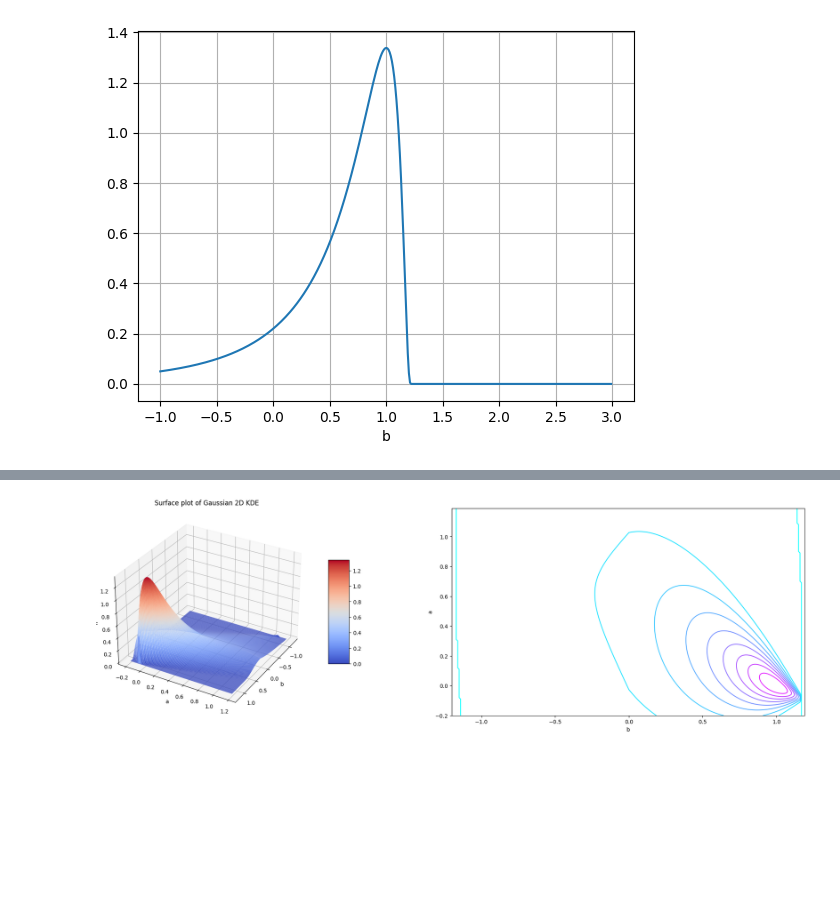
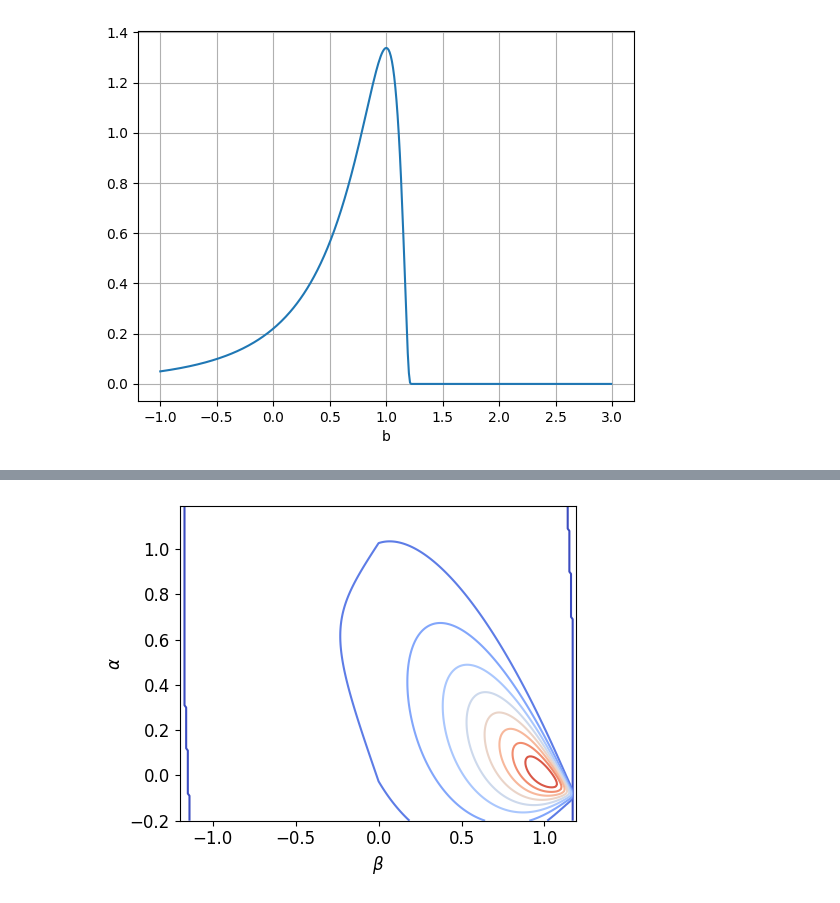
Before and after one commit to cewebbr/violentometro, a Jupyter notebook: analises/81_prototipo_estimador_relacao_hate-score_anotadores.ipynb, the cells around one changed output, grey strips where cells are left out. Drawn from its saved outputs; the diff is of its cells as text; code cells hidden in the pictures; blank space fills up the shorter version.

Commit message:
Notebook: plot formating for CGI paper (linear fit parameters prior).

```diff
--- a/analises/81_prototipo_estimador_relacao_hate-score_anotadores.ipynb
+++ b/analises/81_prototipo_estimador_relacao_hate-score_anotadores.ipynb
@@ -32,20 +46,13 @@ z = af.hate_score_bias_prior(aa, bb)
 # %%
-fig = pl.figure(figsize=(26, 7))
+fig = pl.figure(figsize=(5, 4))
 
-ax = pl.subplot(1,2,1,projection='3d')
-surf = ax.plot_surface(bb, aa, z, rstride=1, cstride=1, cmap='coolwarm', edgecolor='none')
-ax.set_xlabel('b')
-ax.set_ylabel('a')
-ax.set_zlabel('PDF')
-ax.set_title('Surface plot of Gaussian 2D KDE')
-fig.colorbar(surf, shrink=0.5, aspect=5) # add color bar indicating the PDF
-ax.view_init(30, 30)
-
-pl.subplot(1,2,2)
-pl.contour(bb, aa, z, cmap='cool', levels=10)
-pl.xlabel('b')
-pl.ylabel('a')
-
+pl.contour(bb, aa, z, cmap='coolwarm', levels=10)
+pl.xlabel(r'$\beta$', fontsize=12)
+pl.ylabel(r'$\alpha$', fontsize=12)
+pl.tick_params(labelsize=12)
+pl.tight_layout()
+#pl.savefig('../resultados/plots/plot-prior-hate-score-contour.svg', bbox_inches='tight')
+#pl.savefig('../resultados/plots/plot-prior-hate-score-contour.png', bbox_inches='tight')
 pl.show()
 # %% [output]
-[figure, old version]
+[figure, new version]
```
Also changed, not shown: parts of 1 cell of this notebook.
